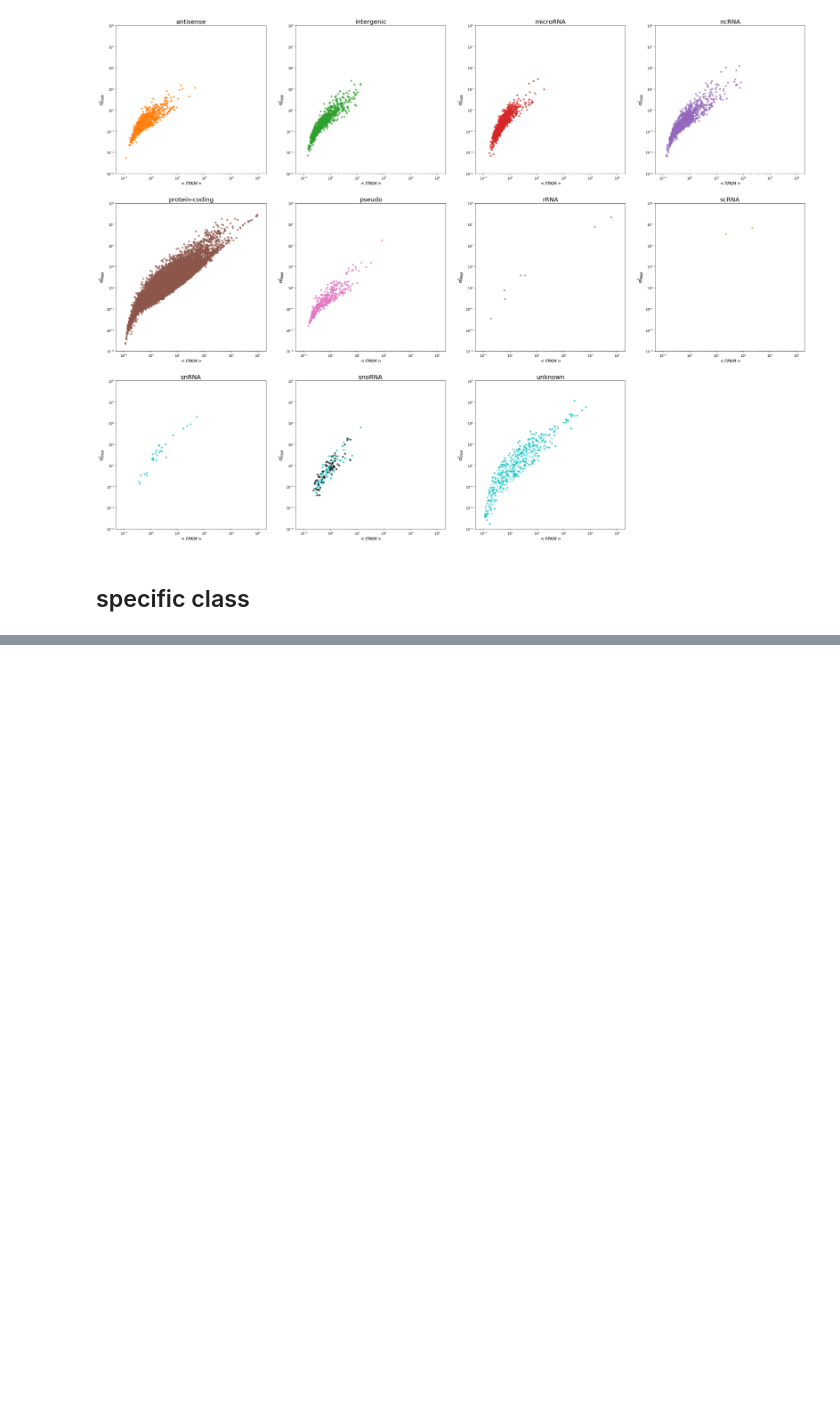
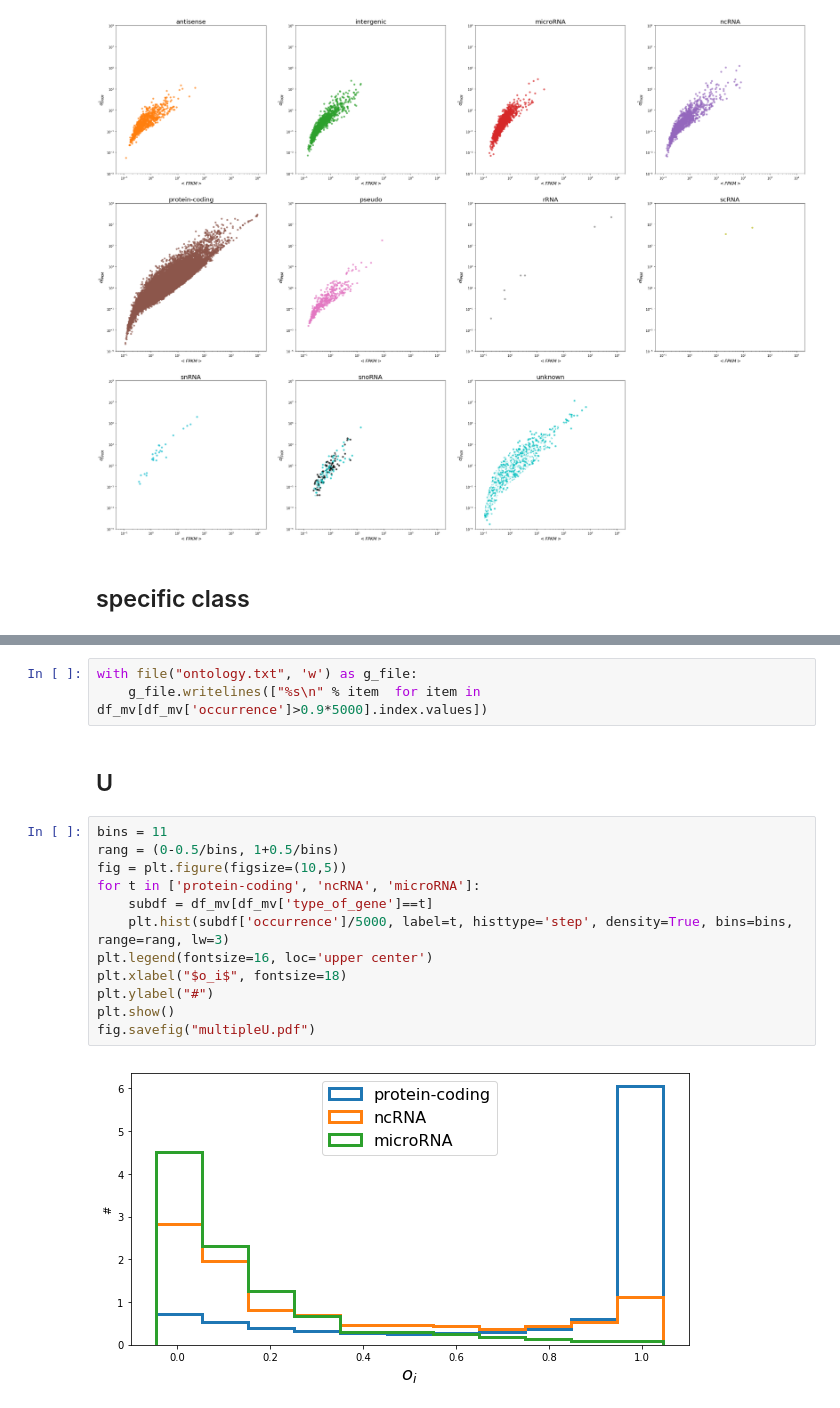
Before and after one commit to fvalle1/master_thesis, a Jupyter notebook: Table_ByGeneType.ipynb, the cells around one changed output, grey strips where cells are left out. Saved outputs shown, nothing was run; the diff lists cells and outputs as text; blank space fills up the shorter version.

Commit message:
ontology

```diff
--- a/Table_ByGeneType.ipynb
+++ b/Table_ByGeneType.ipynb
@@ -89,0 +125,19 @@ fig.savefig('%s_'%type_of_gene+yscale+xscale+'.png')
+# %%
+with file("ontology.txt", 'w') as g_file:
+    g_file.writelines(["%s\n" % item  for item in df_mv[df_mv['occurrence']>0.9*5000].index.values])
+# %% [markdown]
+## U
+# %%
+bins = 11
+rang = (0-0.5/bins, 1+0.5/bins)
+fig = plt.figure(figsize=(10,5))
+for t in ['protein-coding', 'ncRNA', 'microRNA']:
+    subdf = df_mv[df_mv['type_of_gene']==t]
+    plt.hist(subdf['occurrence']/5000, label=t, histtype='step', density=True, bins=bins, range=rang, lw=3)
+plt.legend(fontsize=16, loc='upper center')
+plt.xlabel("$o_i$", fontsize=18)
+plt.ylabel("#")
+plt.show()
+fig.savefig("multipleU.pdf")
+# %% [output]
+[figure, added]
```
Also changed, not shown: parts of 4 cells of this notebook, 31 other files.
